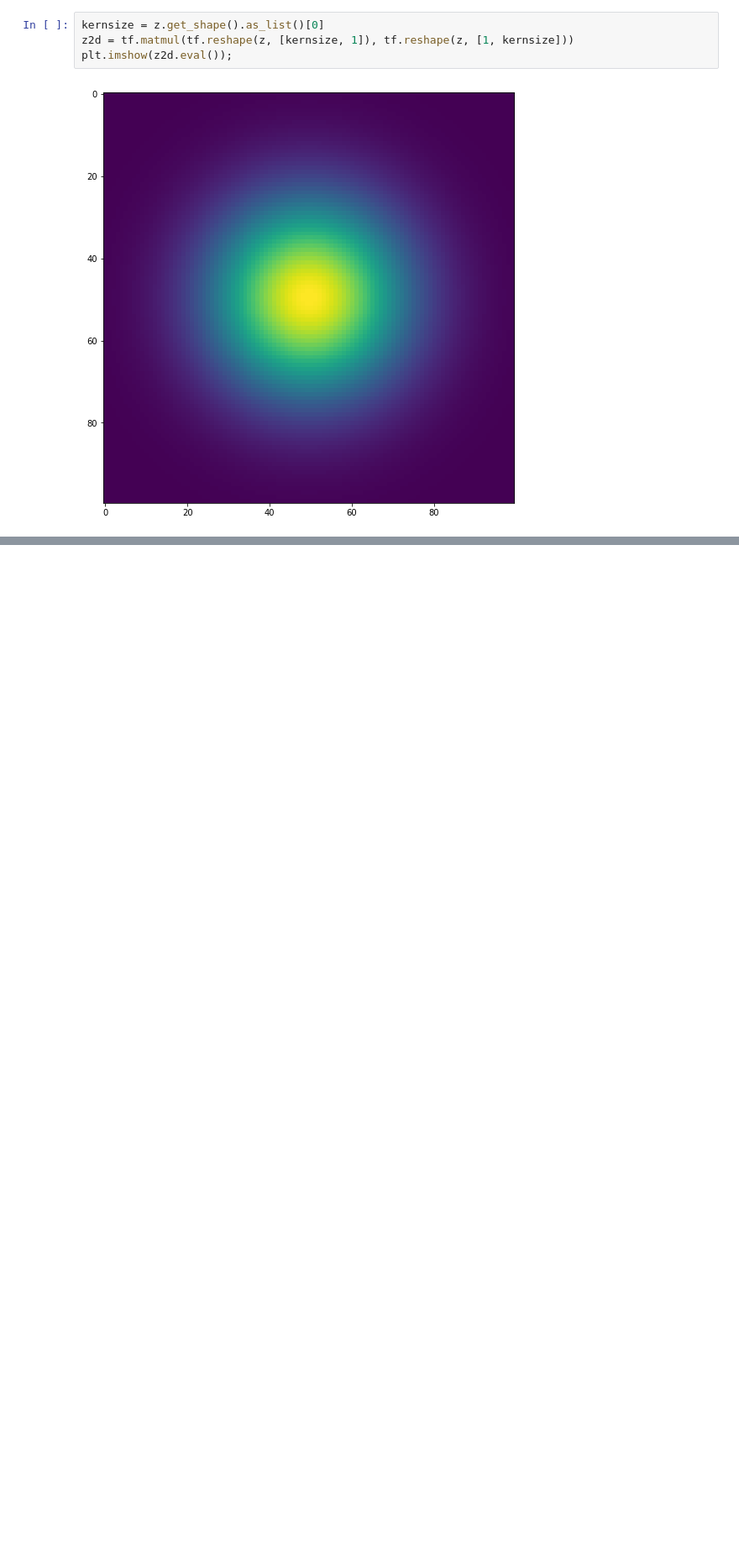
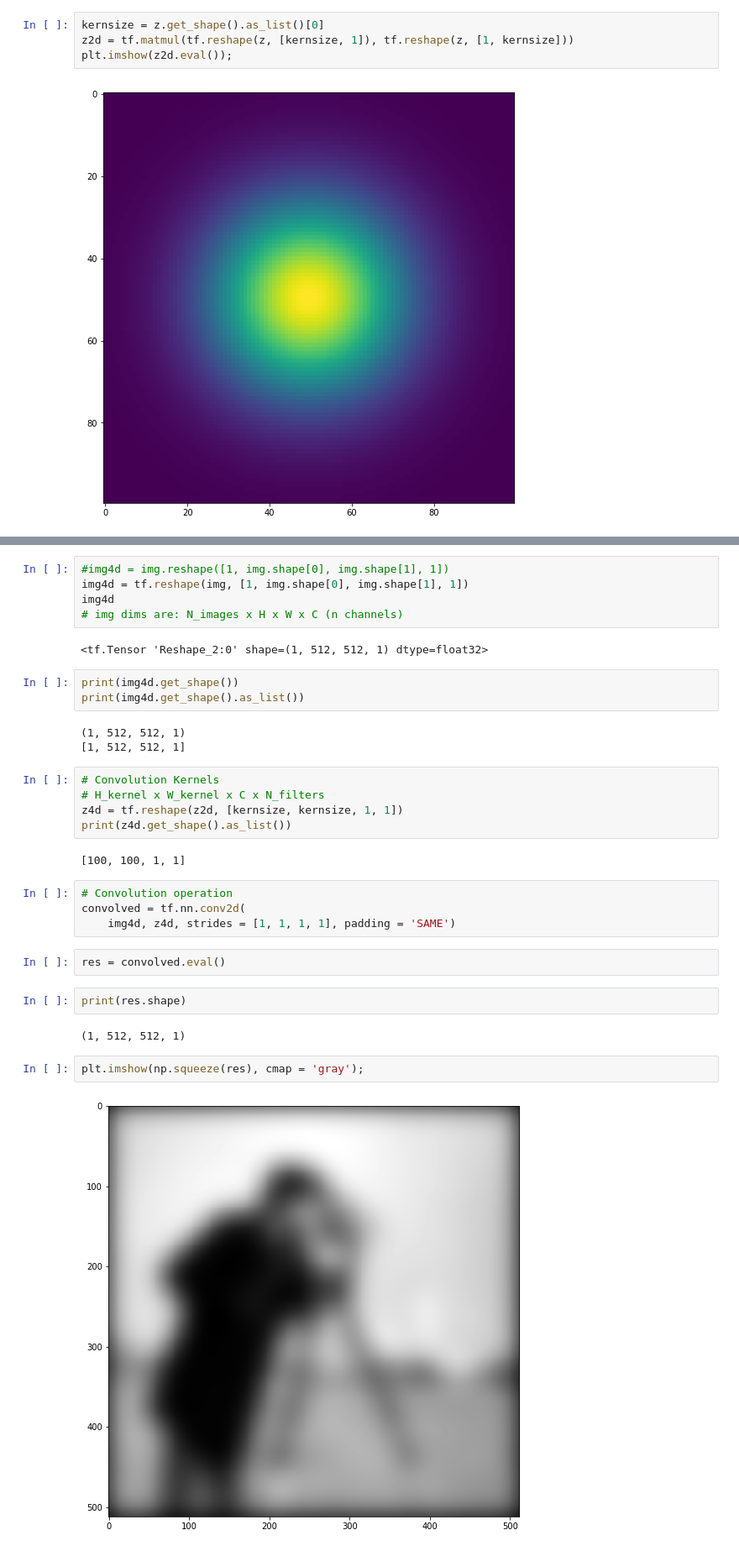
Before and after one commit to damiansp/neuralNet, a Jupyter notebook: kadenze/1_intro_to_tensorflow/intro_to_tensorflow.ipynb, the cells around one changed output, grey strips where cells are left out. Shown at 84% size. Drawn from its saved outputs; the diff is of its cells as text; blank space fills up the shorter version.

```diff
--- a/kadenze/1_intro_to_tensorflow/intro_to_tensorflow.ipynb
+++ b/kadenze/1_intro_to_tensorflow/intro_to_tensorflow.ipynb
@@ -147,0 +158,34 @@ plt.imshow(z2d.eval());
+# %%
+#img4d = img.reshape([1, img.shape[0], img.shape[1], 1])
+img4d = tf.reshape(img, [1, img.shape[0], img.shape[1], 1])
+img4d
+# img dims are: N_images x H x W x C (n channels)
+# %% [output]
+<tf.Tensor 'Reshape_2:0' shape=(1, 512, 512, 1) dtype=float32>
+# %%
+print(img4d.get_shape())
+print(img4d.get_shape().as_list())
+# %% [output]
+(1, 512, 512, 1)
+[1, 512, 512, 1]
+# %%
+# Convolution Kernels
+# H_kernel x W_kernel x C x N_filters
+z4d = tf.reshape(z2d, [kernsize, kernsize, 1, 1])
+print(z4d.get_shape().as_list())
+# %% [output]
+[100, 100, 1, 1]
+# %%
+# Convolution operation
+convolved = tf.nn.conv2d(
+    img4d, z4d, strides = [1, 1, 1, 1], padding = 'SAME')
+# %%
+res = convolved.eval()
+# %%
+print(res.shape)
+# %% [output]
+(1, 512, 512, 1)
+# %%
+plt.imshow(np.squeeze(res), cmap = 'gray');
+# %% [output]
+[figure, added]
```
Also changed, not shown: parts of 13 cells of this notebook.
